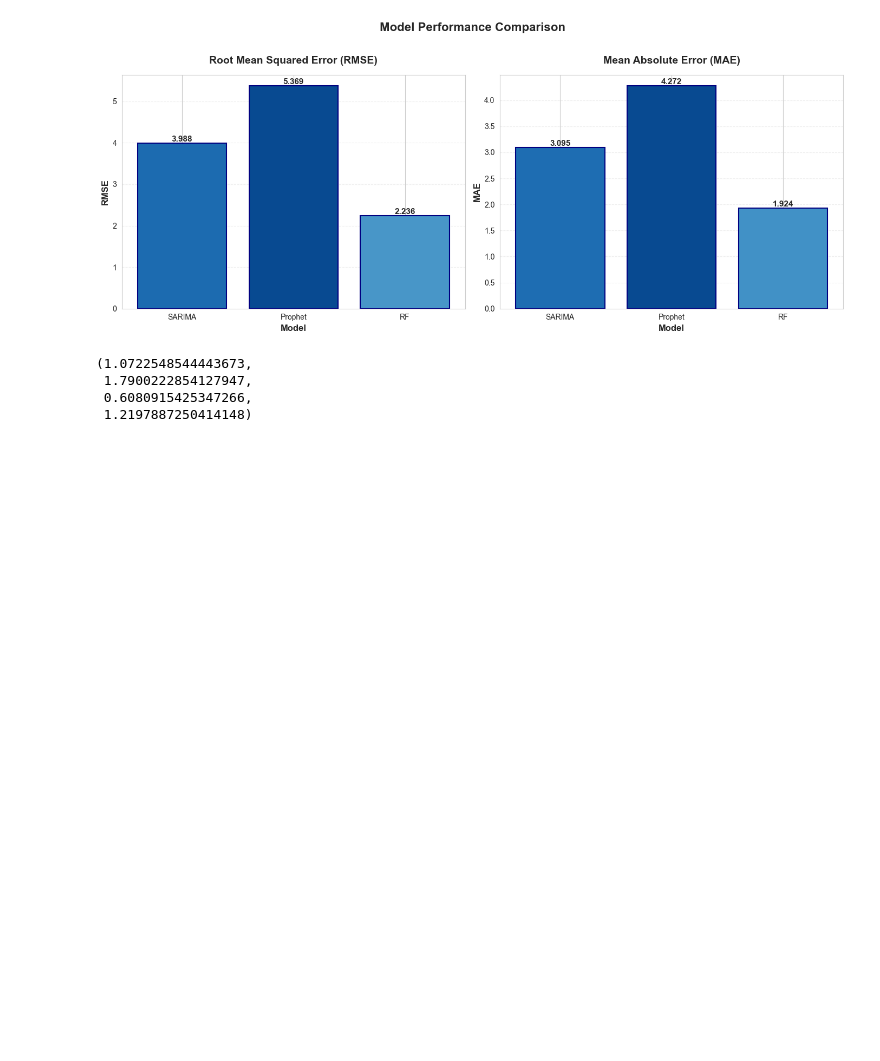
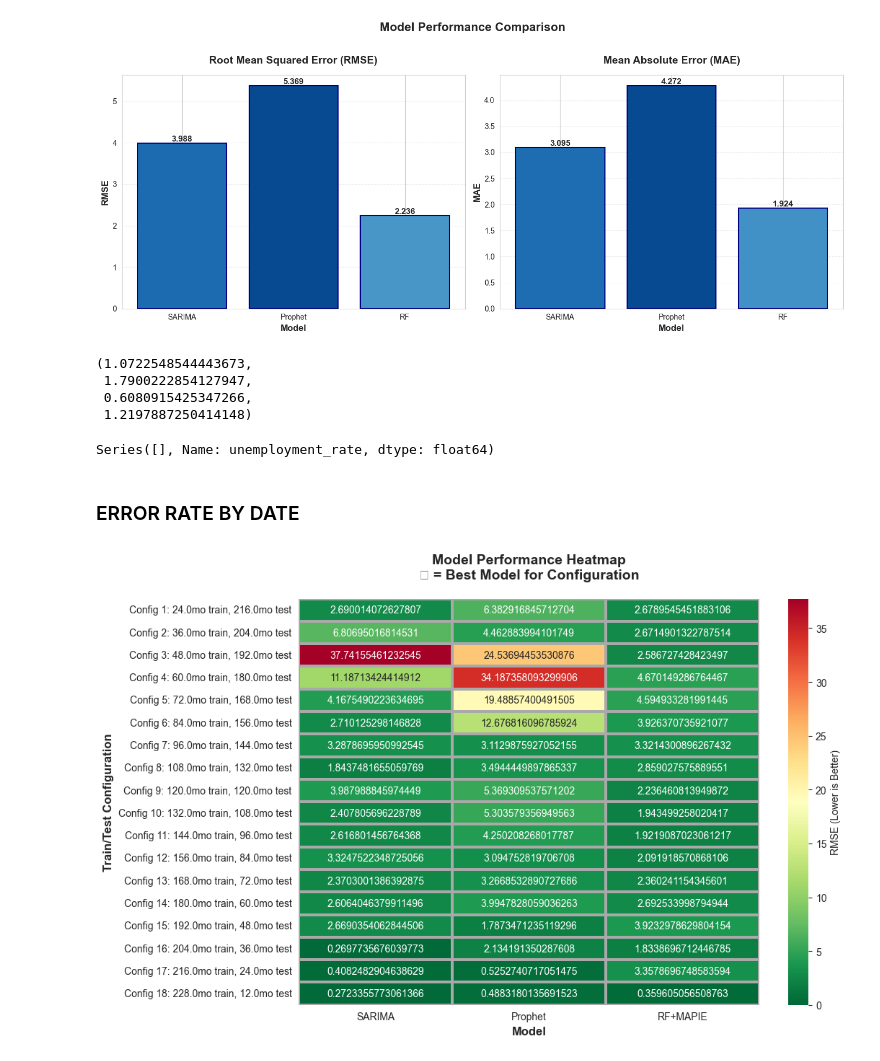
Before and after one commit to rafaelcattan/rafaelcattan.github.io, a Jupyter notebook: analysis/notebooks/data_analysis.ipynb, the cells around one changed output. Saved outputs shown, nothing was run; the diff lists cells and outputs as text; code cells hidden in the pictures; blank space fills up the shorter version.

```diff
--- a/analysis/notebooks/data_analysis.ipynb
+++ b/analysis/notebooks/data_analysis.ipynb
@@ -1105,3 +1083,71 @@ mae_sarima/mae_rf-1, mae_prophet/mae_rf-1
  1.7900222854127947,
  0.6080915425347266,
  1.2197887250414148)
+# %%
+df_train['unemployment_rate']
+# %% [output]
+Series([], Name: unemployment_rate, dtype: float64)
+# %% [markdown]
+### ERROR RATE BY DATE
+# %%
+
+import pandas as pd
+import seaborn as sns
+import matplotlib.pyplot as plt
+import numpy as np
+
+
+# READING DATA
+read_path = r'C:\Users\Dell\data_science\rafaelcattan.github.io\analysis\cumulative_rmse_fast.csv'
+df = pd.read_csv(read_path).iloc[1:,]
+
+
+
+# Prepare data
+rmse_cols = ['SARIMA_RMSE', 'Prophet_RMSE', 'RF_MAPIE_RMSE']
+heatmap_data = df[rmse_cols].copy()
+heatmap_data.columns = ['SARIMA', 'Prophet', 'RF+MAPIE']
+
+# Create labels
+config_labels = [f"Config {i+1}: {row['train_months']}mo train, {row['test_months']}mo test"
+                 for i, (_, row) in enumerate(df.iterrows())]
+
+# Create annotations showing value + marker for best in row
+annotations = heatmap_data.copy()
+for idx in range(len(annotations)):
+    row_vals = annotations.iloc[idx].dropna()
+    if len(row_vals) > 0:
+        best_col = row_vals.idxmin()
+        for col in annotations.columns:
+            val = annotations.iloc[idx][col]
+            if pd.notna(val):
+                if col == best_col:
+                    annotations.iloc[idx][col] = f'{val:.3f}\n★'  # Best model
+                else:
+                    annotations.iloc[idx][col] = f'{val:.3f}'
+
+# Create figure
+plt.figure(figsize=(11, 7))
+
+# Create heatmap
+sns.heatmap(heatmap_data,
+            annot=annotations,
+            fmt='',  # Use string format since we added stars
+            cmap='RdYlGn_r',
+            cbar_kws={'label': 'RMSE (Lower is Better)'},
+            linewidths=1.5,
+            linecolor='darkgray',
+            yticklabels=config_labels,
+            mask=heatmap_data.isna(),
+            vmin=0)
+
+plt.title('Model Performance Heatmap\n★ = Best Model for Configuration',
+          fontsize=14, fontweight='bold', pad=20)
+plt.xlabel('Model', fontsize=12, fontweight='bold')
+plt.ylabel('Train/Test Configuration', fontsize=12, fontweight='bold')
+plt.xticks(rotation=0)
+
+plt.tight_layout()
+plt.show()
+# %% [output]
+[figure, added]
```
Also changed, not shown: parts of 9 cells of this notebook, 4 other files.
